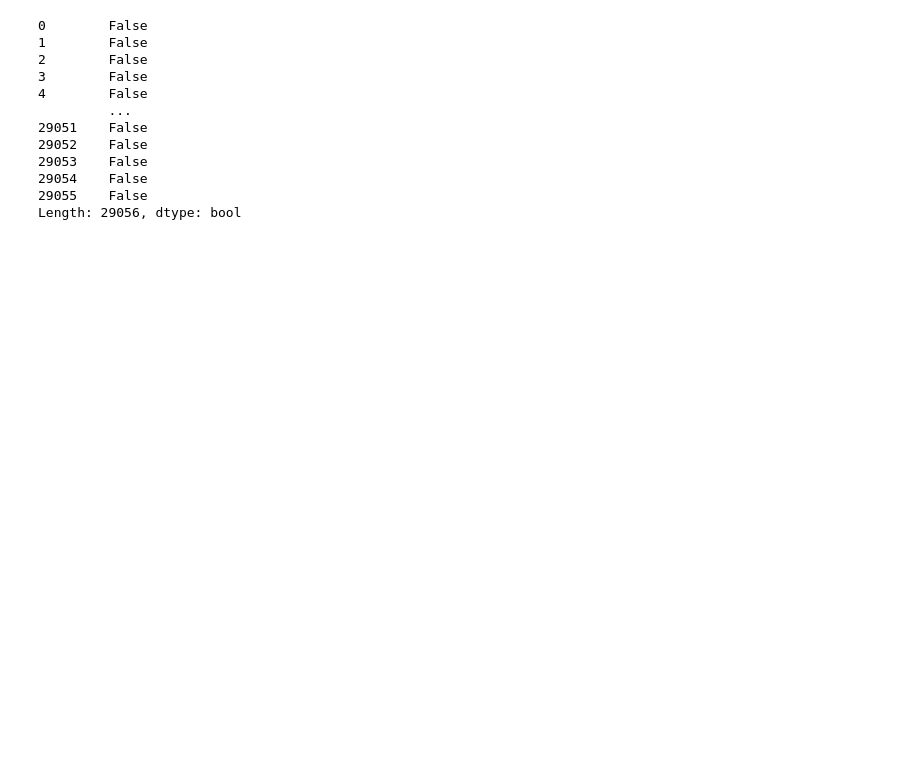
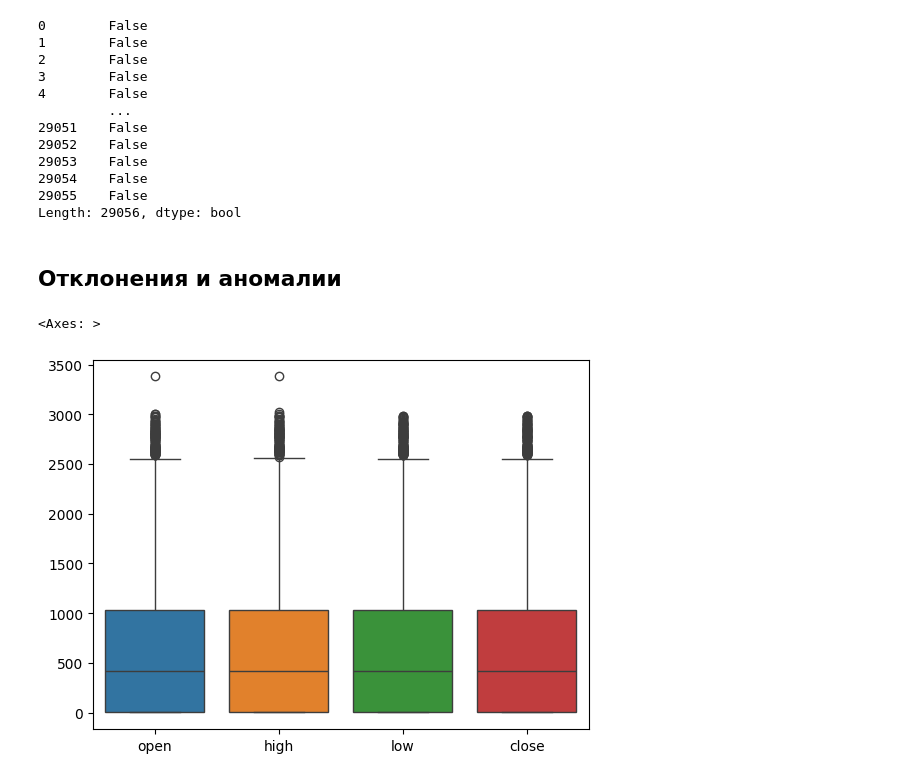
Before and after one commit to Lobzikk/sfedu-DS-project, a Jupyter notebook: main.ipynb, the cells around one changed output. Cells and saved outputs as stored; diff of their text form; code cells hidden in the pictures; blank space fills up the shorter version.

Commit message:
Prettified dataset, added plots

```diff
--- a/main.ipynb
+++ b/main.ipynb
@@ -90,3 +93,10 @@ df.duplicated()
 29054    False
 29055    False
 Length: 29056, dtype: bool
+# %% [markdown]
+## Отклонения и аномалии
+# %%
+sns.boxplot(df[['open', 'high', 'low', 'close']])
+# %% [output]
+<Axes: >
+[figure, added]
```
Also changed, not shown: parts of 22 cells of this notebook, 1 other file.
